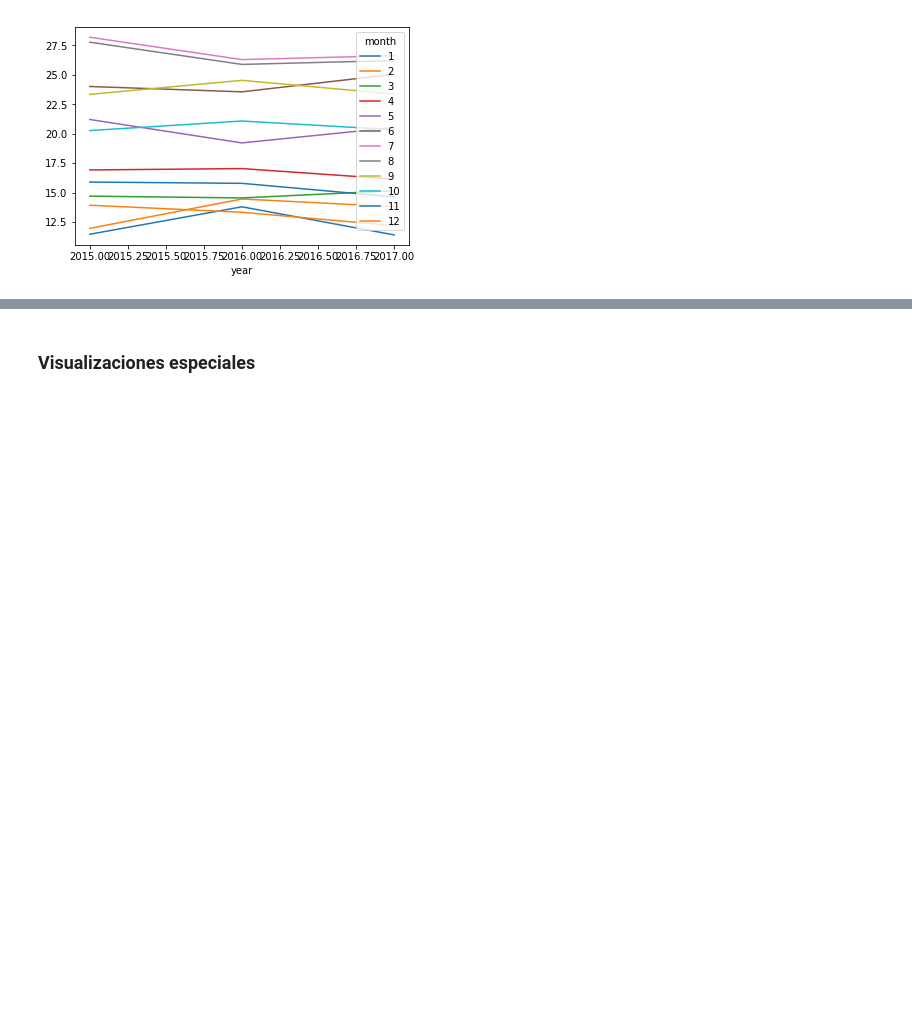
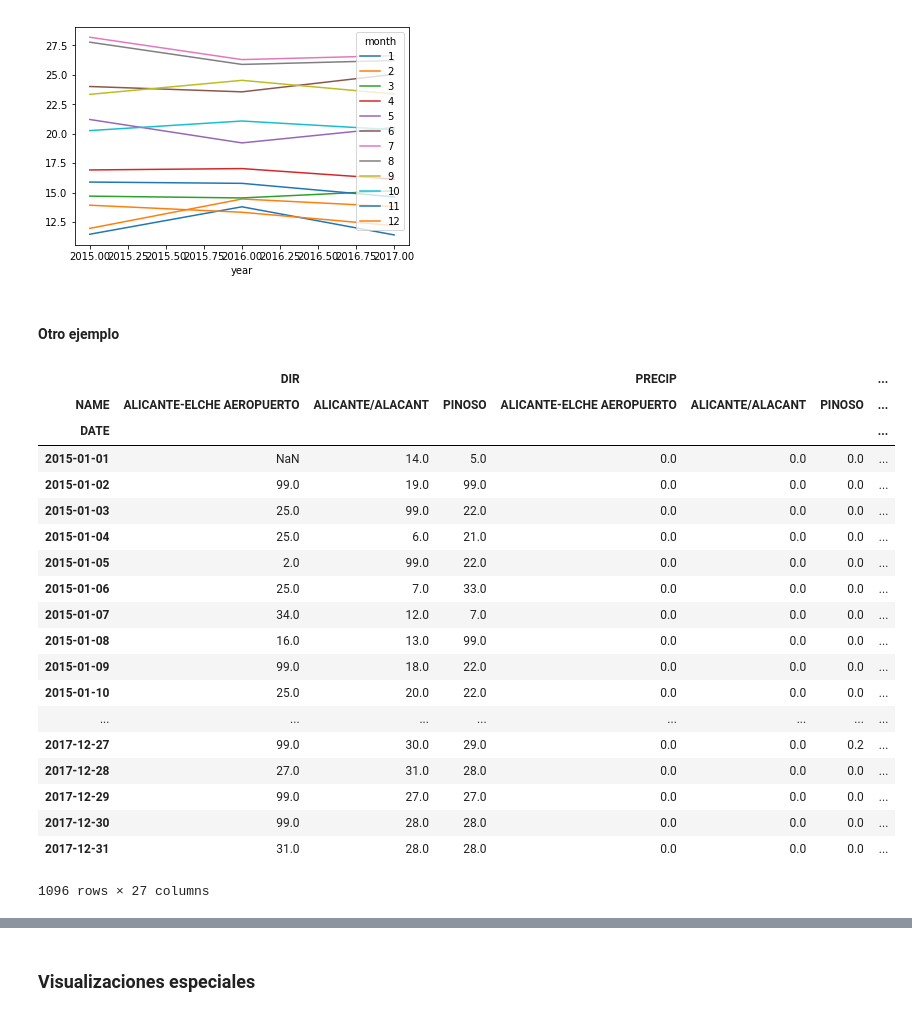
Before and after one commit to CAChemE/python-analisis-modelado-datos, a Jupyter notebook: notebooks/0102_Pandas-Operaciones-con-DataFrames.ipynb, the cells around one changed output, grey strips where cells are left out. Saved outputs shown, nothing was run; the diff lists cells and outputs as text; code cells hidden in the pictures; blank space fills up the shorter version.

```diff
--- a/notebooks/0102_Pandas-Operaciones-con-DataFrames.ipynb
+++ b/notebooks/0102_Pandas-Operaciones-con-DataFrames.ipynb
@@ -196,3 +214,29 @@ pivoted.TMED.plot()
 # %% [output]
 <matplotlib.axes._subplots.AxesSubplot at 0x...>
 [figure]
+# %% [markdown]
+#### Otro ejemplo
+# %%
+pivot = data_all.pivot(columns='NAME')
+pivot
+# %% [output]
+|  | DIR |  |  | PRECIP |  |  | ... |
+| NAME | ALICANTE-ELCHE AEROPUERTO | ALICANTE/ALACANT | PINOSO | ALICANTE-ELCHE AEROPUERTO | ALICANTE/ALACANT | PINOSO | ... |
+| DATE |  |  |  |  |  |  | ... |
+| 2015-01-01 | NaN | 14.0 | 5.0 | 0.0 | 0.0 | 0.0 | ... |
+| 2015-01-02 | 99.0 | 19.0 | 99.0 | 0.0 | 0.0 | 0.0 | ... |
+| 2015-01-03 | 25.0 | 99.0 | 22.0 | 0.0 | 0.0 | 0.0 | ... |
+| 2015-01-04 | 25.0 | 6.0 | 21.0 | 0.0 | 0.0 | 0.0 | ... |
+| 2015-01-05 | 2.0 | 99.0 | 22.0 | 0.0 | 0.0 | 0.0 | ... |
+| 2015-01-06 | 25.0 | 7.0 | 33.0 | 0.0 | 0.0 | 0.0 | ... |
+| 2015-01-07 | 34.0 | 12.0 | 7.0 | 0.0 | 0.0 | 0.0 | ... |
+| 2015-01-08 | 16.0 | 13.0 | 99.0 | 0.0 | 0.0 | 0.0 | ... |
+| 2015-01-09 | 99.0 | 18.0 | 22.0 | 0.0 | 0.0 | 0.0 | ... |
+| 2015-01-10 | 25.0 | 20.0 | 22.0 | 0.0 | 0.0 | 0.0 | ... |
+| ... | ... | ... | ... | ... | ... | ... | ... |
+| 2017-12-27 | 99.0 | 30.0 | 29.0 | 0.0 | 0.0 | 0.2 | ... |
+| 2017-12-28 | 27.0 | 31.0 | 28.0 | 0.0 | 0.0 | 0.0 | ... |
+| 2017-12-29 | 99.0 | 27.0 | 27.0 | 0.0 | 0.0 | 0.0 | ... |
+| 2017-12-30 | 99.0 | 28.0 | 28.0 | 0.0 | 0.0 | 0.0 | ... |
+| 2017-12-31 | 31.0 | 28.0 | 28.0 | 0.0 | 0.0 | 0.0 | ... |
+1096 rows × 27 columns
```
Also changed, not shown: parts of 21 cells of this notebook, 3 other files.
